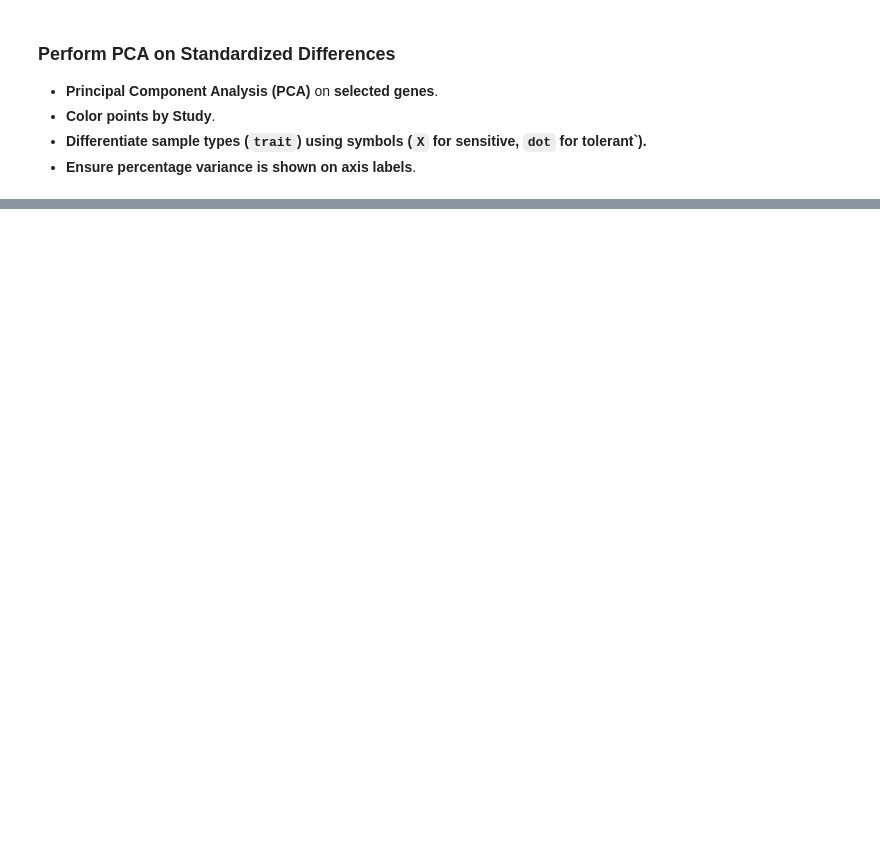
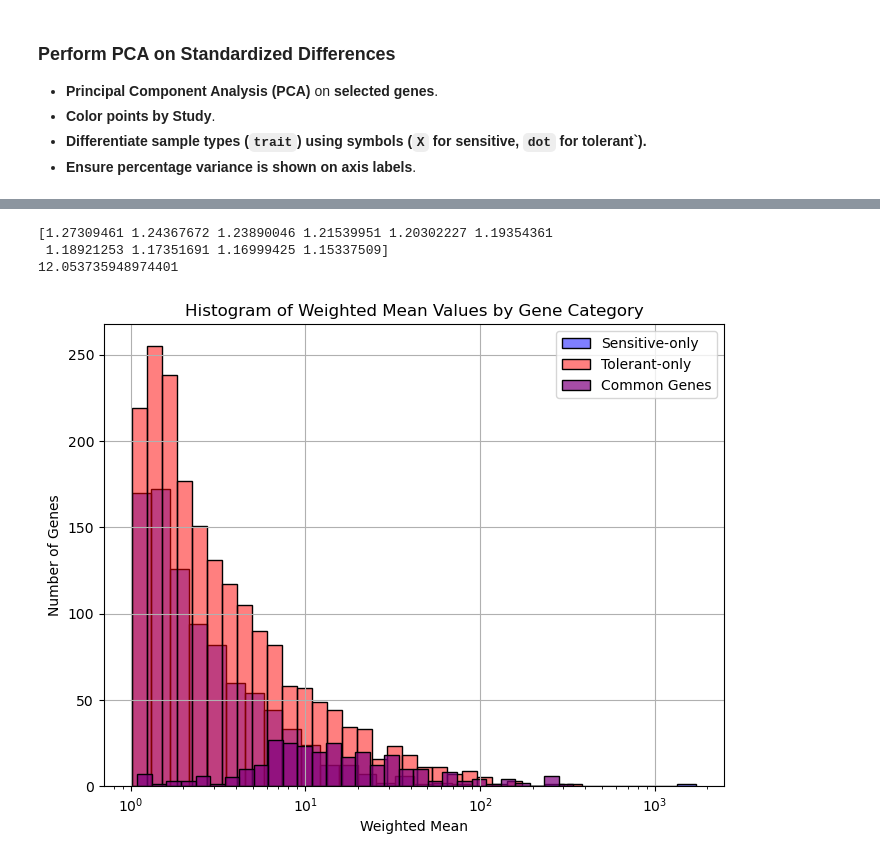
Before and after one commit to Resilience-Biomarkers-for-Aquaculture/Cvirg_Pmarinus_RNAseq, a Jupyter notebook: scripts/treatment_vs_control/treatment_vs_control_4th_try.ipynb, the cells around one changed output, grey strips where cells are left out. Cells and saved outputs as stored; diff of their text form; code cells hidden in the pictures; blank space fills up the shorter version.

```diff
--- a/scripts/treatment_vs_control/treatment_vs_control_4th_try.ipynb
+++ b/scripts/treatment_vs_control/treatment_vs_control_4th_try.ipynb
@@ -197,16 +197,16 @@ valid_sensitive_samples = sensitive_samples[sensitive_samples.isin(standardized_
 standardized_differences_tolerant = standardized_differences[valid_tolerant_samples]
 standardized_differences_sensitive = standardized_differences[valid_sensitive_samples]
 
-for label, standardized_differences in (("Sensitive", standardized_differences_sensitive),
+for label, standardized_diffs in (("Sensitive", standardized_differences_sensitive),
                                         ("Tolerant", standardized_differences_tolerant)):# Check whether stabilization of variances worked
     print (label)
-    print("Max standardized difference:", standardized_differences.max().max())
-    print("Min standardized difference:", standardized_differences.min().min())
-    print("Mean absolute standardized difference:", standardized_differences.abs().mean().mean())
+    print("Max standardized difference:", standardized_diffs.max().max())
+    print("Min standardized difference:", standardized_diffs.min().min())
+    print("Mean absolute standardized difference:", standardized_diffs.abs().mean().mean())
 
     # Plot a histogram of standardized differences to visualize distribution
     plt.figure(figsize=(8, 5))
-    plt.hist(standardized_differences.values.flatten(), bins=50, edgecolor="black", alpha=0.7)
+    plt.hist(standardized_diffs.values.flatten(), bins=50, edgecolor="black", alpha=0.7)
     plt.yscale("log")  # Use log scale to better visualize extreme values
     plt.xlabel(f"Standardized Differences for {label} Samples")
     plt.ylabel("Frequency (log scale)")
@@ -683,0 +708,43 @@ Number of unique samples in PCA data: 5
+# %%
+print(pca.explained_variance_ratio_[:10] * 100)
+print(np.sum(pca.explained_variance_ratio_[:10]) * 100)
+# %% [output]
+[1.27309461 1.24367672 1.23890046 1.21539951 1.20302227 1.19354361
+ 1.18921253 1.17351691 1.16999425 1.15337509]
+12.053735948974401
+# %%
+import seaborn as sns
+
+# Extract weighted_mean values
+sensitive_values = final_meta_sensitive["weighted_mean"]
+tolerant_values = final_meta_tolerant["weighted_mean"]
+
+# Identify common genes
+common_genes_index = final_meta_sensitive.index.intersection(final_meta_tolerant.index)
+
+# Identify unique genes
+sensitive_only_index = final_meta_sensitive.index.difference(final_meta_tolerant.index)
+tolerant_only_index = final_meta_tolerant.index.difference(final_meta_sensitive.index)
+
+# Extract corresponding weighted_mean values
+common_genes = final_meta_sensitive.loc[common_genes_index, "weighted_mean"]
+sensitive_genes = final_meta_sensitive.loc[sensitive_only_index, "weighted_mean"]
+tolerant_genes = final_meta_tolerant.loc[tolerant_only_index, "weighted_mean"]
+
+# Create a histogram plot
+plt.figure(figsize=(8, 6))
+sns.histplot(sensitive_genes, color="blue", alpha=0.5, label="Sensitive-only", bins=30, log_scale=(True, False))
+sns.histplot(tolerant_genes, color="red", alpha=0.5, label="Tolerant-only", bins=30, log_scale=(True, False))
+sns.histplot(common_genes, color="purple", alpha=0.7, label="Common Genes", bins=30, log_scale=(True, False))
+
+# Labels and title
+plt.xlabel("Weighted Mean")
+plt.ylabel("Number of Genes")
+plt.title("Histogram of Weighted Mean Values by Gene Category")
+plt.legend()
+plt.grid(True)
+
+# Show the plot
+plt.show()
+# %% [output]
+[figure, added]
```
Also changed, not shown: parts of 11 cells of this notebook.
